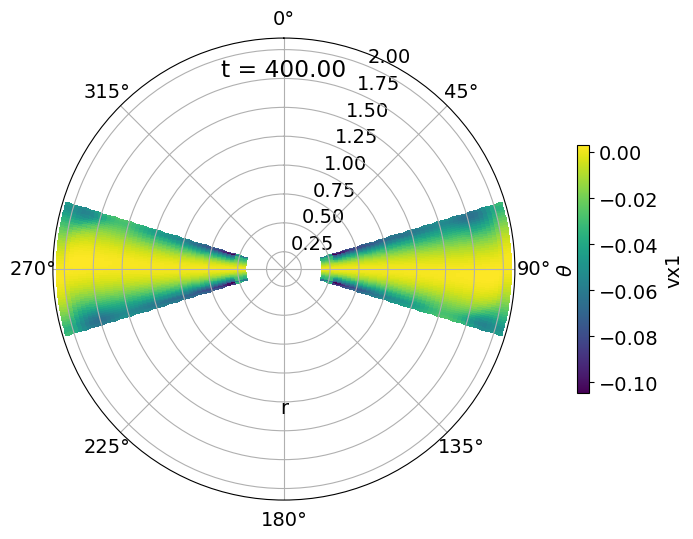
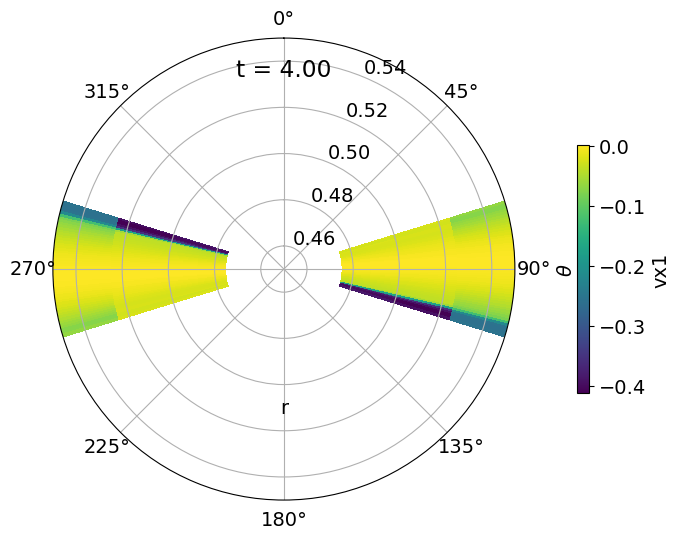
The notebook cell's code change between the first figure and the second:
--- before
+++ after
@@ -18,5 +18,6 @@
 ## in the below plot, the x-axis points right, the z-axis points up, and the y-axis
 # points into the page/screen
-ax.set_rlim(.1,2.1)
+ax.set_rlim(.45,.55)
+#ax.set_rlim(.4, 2.1)
 ax.xaxis.set_label_position('top') 
 ax.set_xlabel("r", labelpad=-270)
@@ -31,5 +32,5 @@
 plt.title("t = {t_sim:.2f}".format(t_sim=t_sim), y=.9)
 
-save_fig = True
+save_fig = False
 if save_fig:
     plt.savefig("Figs/" + sim_name + "-vx1.png")

Commit: i think disk reorientation is a low-resolution issue